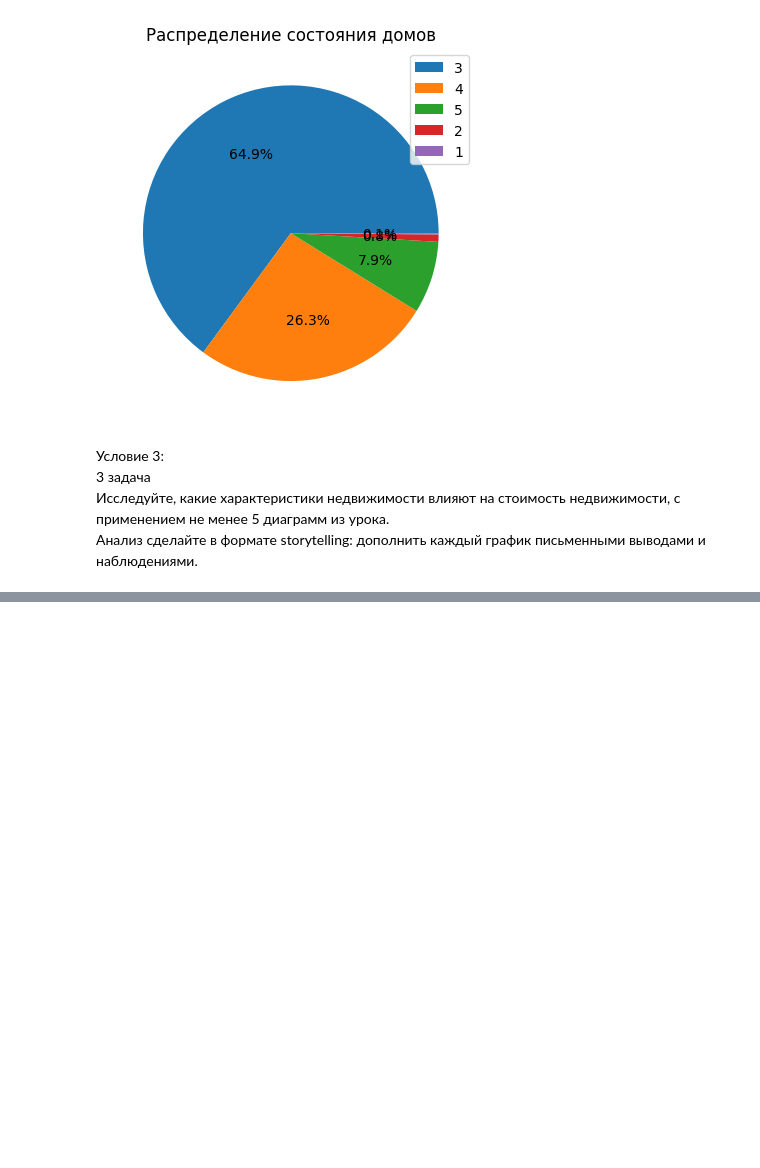
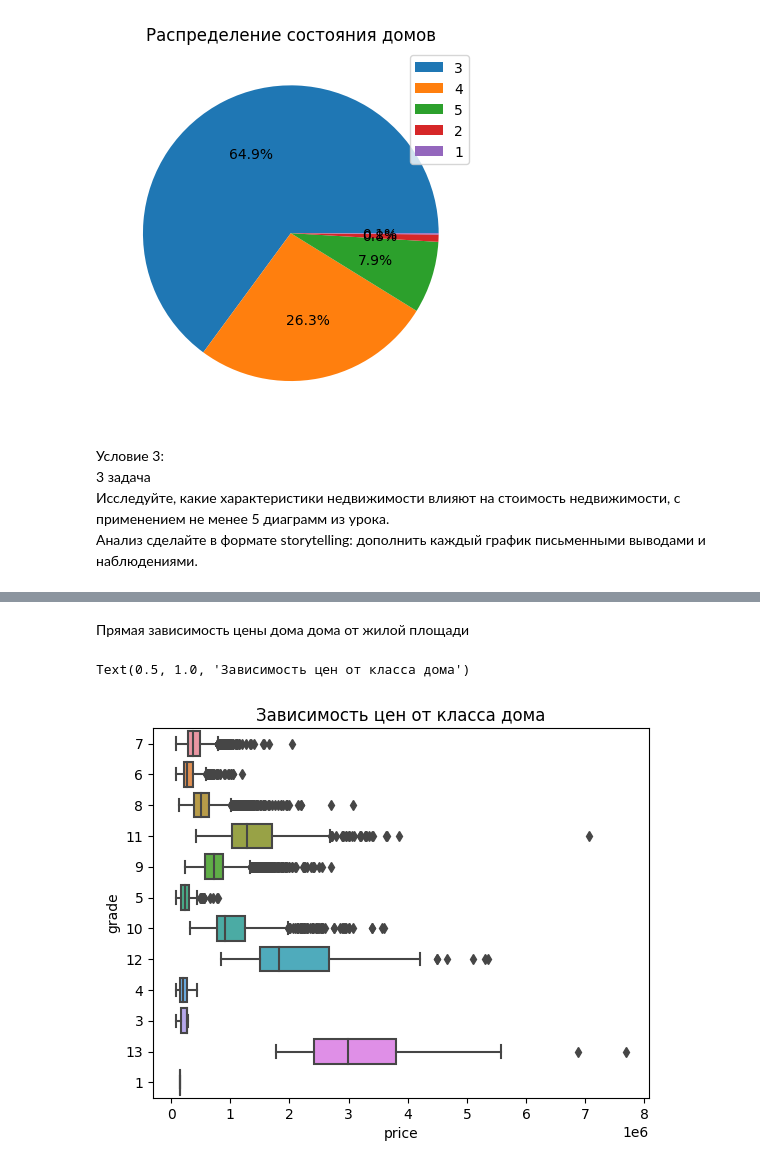
Before and after one commit to BoginskiyVV/Basic_Py, a Jupyter notebook: HW4/Task4.ipynb, the cells around one changed output, grey strips where cells are left out. Saved outputs shown, nothing was run; the diff lists cells and outputs as text; code cells hidden in the pictures; blank space fills up the shorter version.

```diff
--- a/HW4/Task4.ipynb
+++ b/HW4/Task4.ipynb
@@ -196,0 +238,10 @@ Text(0.5, 1.0, 'Распределение состояния домов')
+# %% [markdown]
+Прямая зависимость цены дома дома от жилой площади
+# %%
+sns.boxplot(x=df['price'], y=df['grade'].astype('str'), whis=1.5);
+plt.xlabel('price')
+plt.ylabel('grade')
+plt.title('Зависимость цен от класса дома')
+# %% [output]
+Text(0.5, 1.0, 'Зависимость цен от класса дома')
+[figure, added]
```
Also changed, not shown: parts of 10 cells of this notebook.
